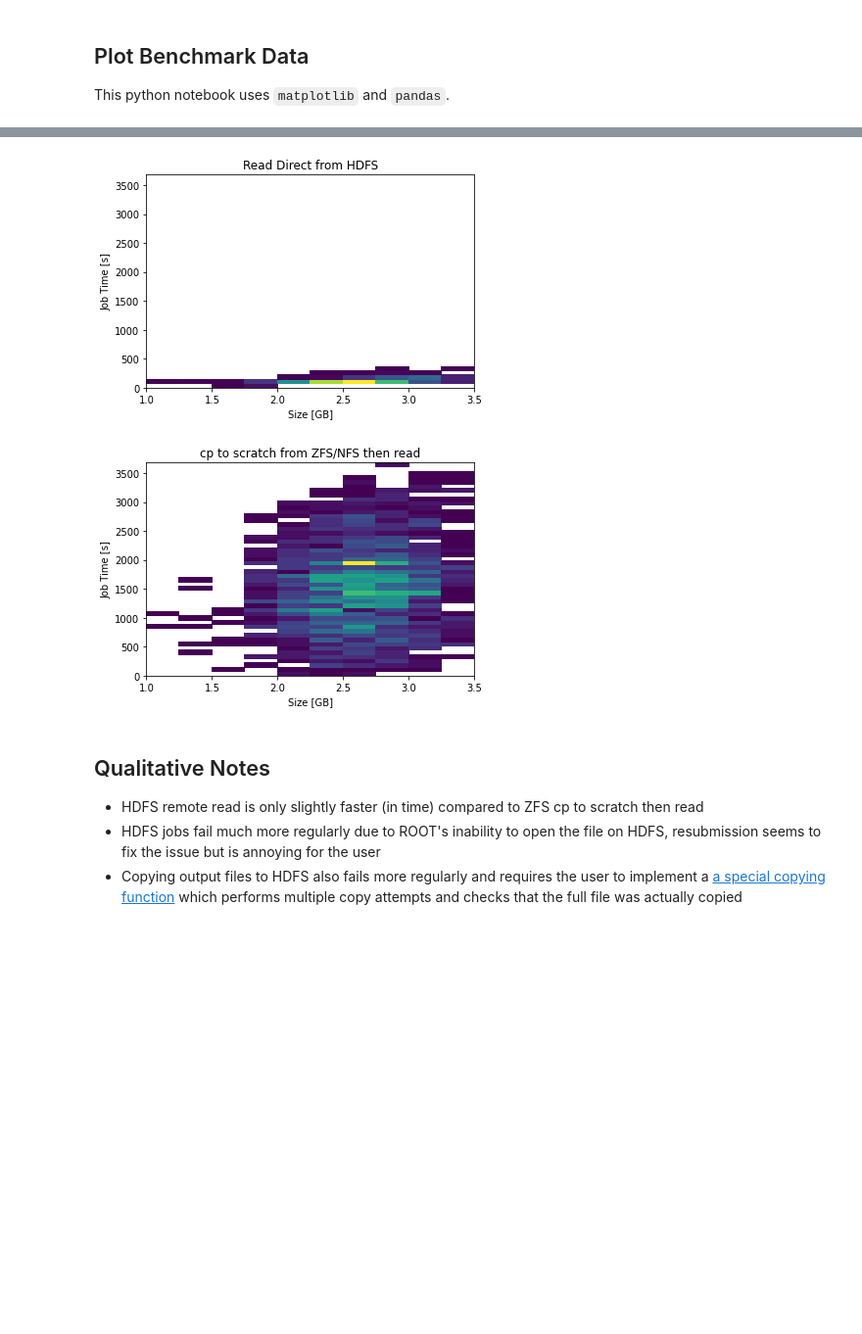
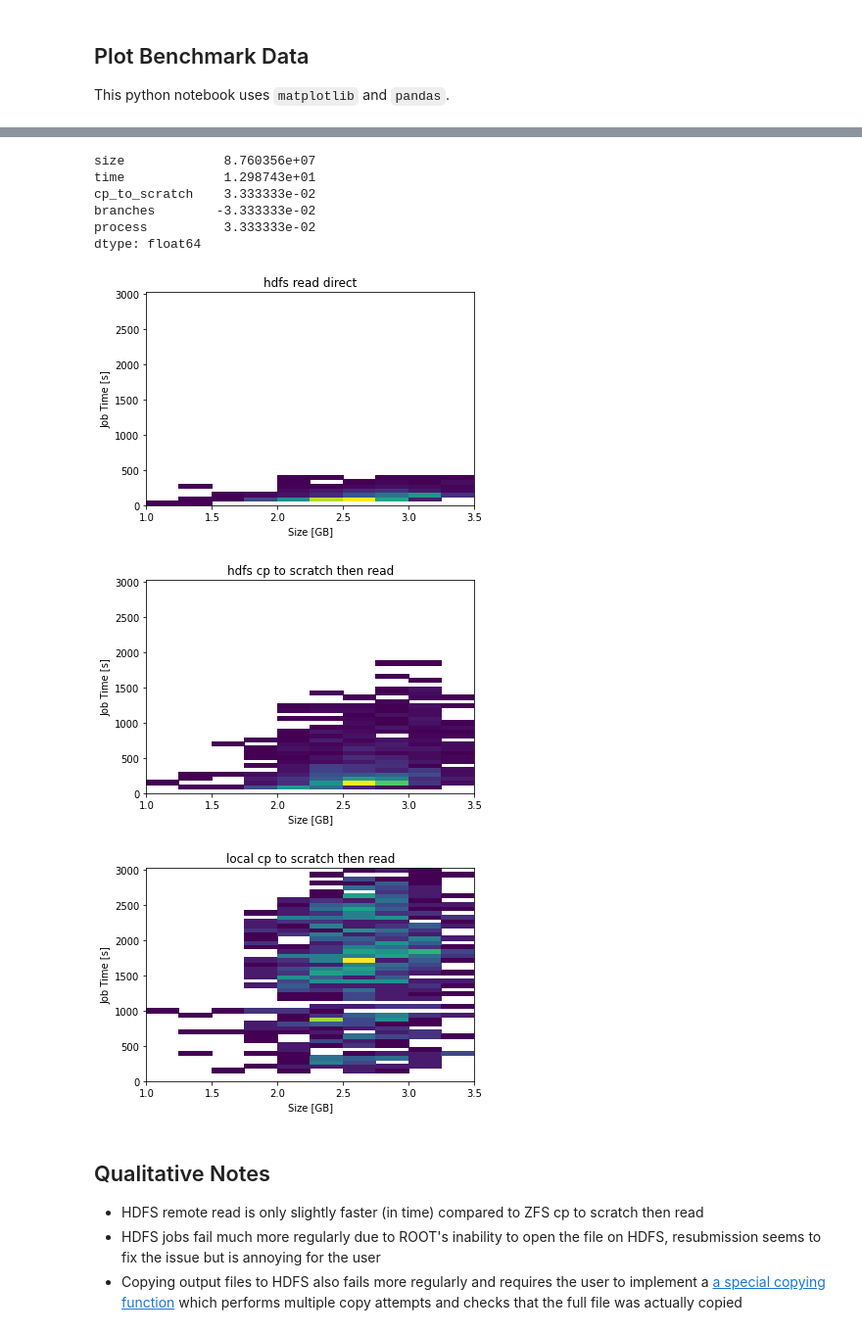
Before and after one commit to tomeichlersmith/umn-cluster, a Jupyter notebook: filesystem/plot_benchmark.ipynb, the cells around one changed output, grey strips where cells are left out. Shown at 98% size. Cells and saved outputs as stored; diff of their text form; code cells hidden in the pictures; blank space fills up the shorter version.

Commit message:
confirmation of slower local cp to scratch with a new run

```diff
--- a/filesystem/plot_benchmark.ipynb
+++ b/filesystem/plot_benchmark.ipynb
@@ -6,18 +6,18 @@ import pandas as pd
 import matplotlib.pyplot as plt
 import numpy as np
 # %%
-df = pd.read_csv('data.busy.csv')
+df = pd.read_csv('data.csv')
 selections = {
-    'hdfs read direct' : (df['filesystem']=='hdfs')&(df['cp_to_scratch']==False),
-    'hdfs cp to scratch then read' : (df['filesystem']=='hdfs')&(df['cp_to_scratch']==True),
-#    'local read direct' : (df['filesystem']=='zfs')&(df['cp_to_scratch']==False),
-    'local cp to scratch then read' : (df['filesystem']=='zfs')&(df['cp_to_scratch']==True)
+    'hdfs read direct' : (df['filesystem']=='hdfs')&(df['cp_to_scratch']==False)&(df['process']==True),
+    'hdfs cp to scratch then read' : (df['filesystem']=='hdfs')&(df['cp_to_scratch']==True)&(df['process']==True),
+#    'local read direct' : (df['filesystem']=='zfs')&(df['cp_to_scratch']==False)&(df['process']==True),
+    'local cp to scratch then read' : (df['filesystem']=='zfs')&(df['cp_to_scratch']==True)&(df['process']==True)
 }
 # %%
 plt.figure(figsize=(8,6))
 max_time = np.max(df[df['branches']==-1]['time'])
 for name, sl in selections.items() :
-    plt.hist(df[sl&(df['branches']==-1)]['time'],label=name, histtype='step',lw=2.,bins=100,range=(0.,max_time))
+    plt.hist(df[sl&(df['branches']==-1)]['time'],label=name, histtype='step',lw=1.5,bins=100,range=(0.,max_time))
 plt.xlabel('Job Time [s]')
 plt.ylabel('Num Jobs')
 plt.legend()
@@ -29,19 +29,24 @@ plt.show()
+# %%
+df[selections['hdfs cp to scratch then read']].mean() / 30
+# %% [output]
+size             8.760356e+07
+time             1.298743e+01
+cp_to_scratch    3.333333e-02
+branches        -3.333333e-02
+process          3.333333e-02
+dtype: float64
 # %%
-sl = df[selections['hdfs read direct']&(df['branches']==-1)]
-plt.hist2d(sl['size']/1e9,sl['time'], cmin = 1, bins=(10,50), range=((1.,3.5),(0.,max_time)))
-plt.xlabel('Size [GB]')
-plt.ylabel('Job Time [s]')
-plt.title('Read Direct from HDFS')
-plt.show()
-sl = df[selections['local cp to scratch then read']&(df['branches']==-1)]
-plt.hist2d(sl['size']/1e9,sl['time'], cmin = 1, bins=(10,50), range=((1.,3.5),(0.,max_time)))
-plt.xlabel('Size [GB]')
-plt.ylabel('Job Time [s]')
-plt.title('cp to scratch from ZFS/NFS then read')
-plt.show()
+for name, sl in selections.items() :
+    sld = df[sl&(df['branches']==-1)]
+    plt.hist2d(sld['size']/1e9,sld['time'], cmin = 1, bins=(10,50), range=((1.,3.5),(0.,max_time)))
+    plt.xlabel('Size [GB]')
+    plt.ylabel('Job Time [s]')
+    plt.title(name)
+    plt.show()
 # %% [output]
-[figure, old version]
+[figure, new version]
-[figure, old version]
+[figure, new version]
+[figure, added]
 # %% [markdown]
 ## Qualitative Notes
 - HDFS remote read is only slightly faster (in time) compared to ZFS cp to scratch then read
```
Also changed, not shown: parts of 3 cells of this notebook, 2 other files.
